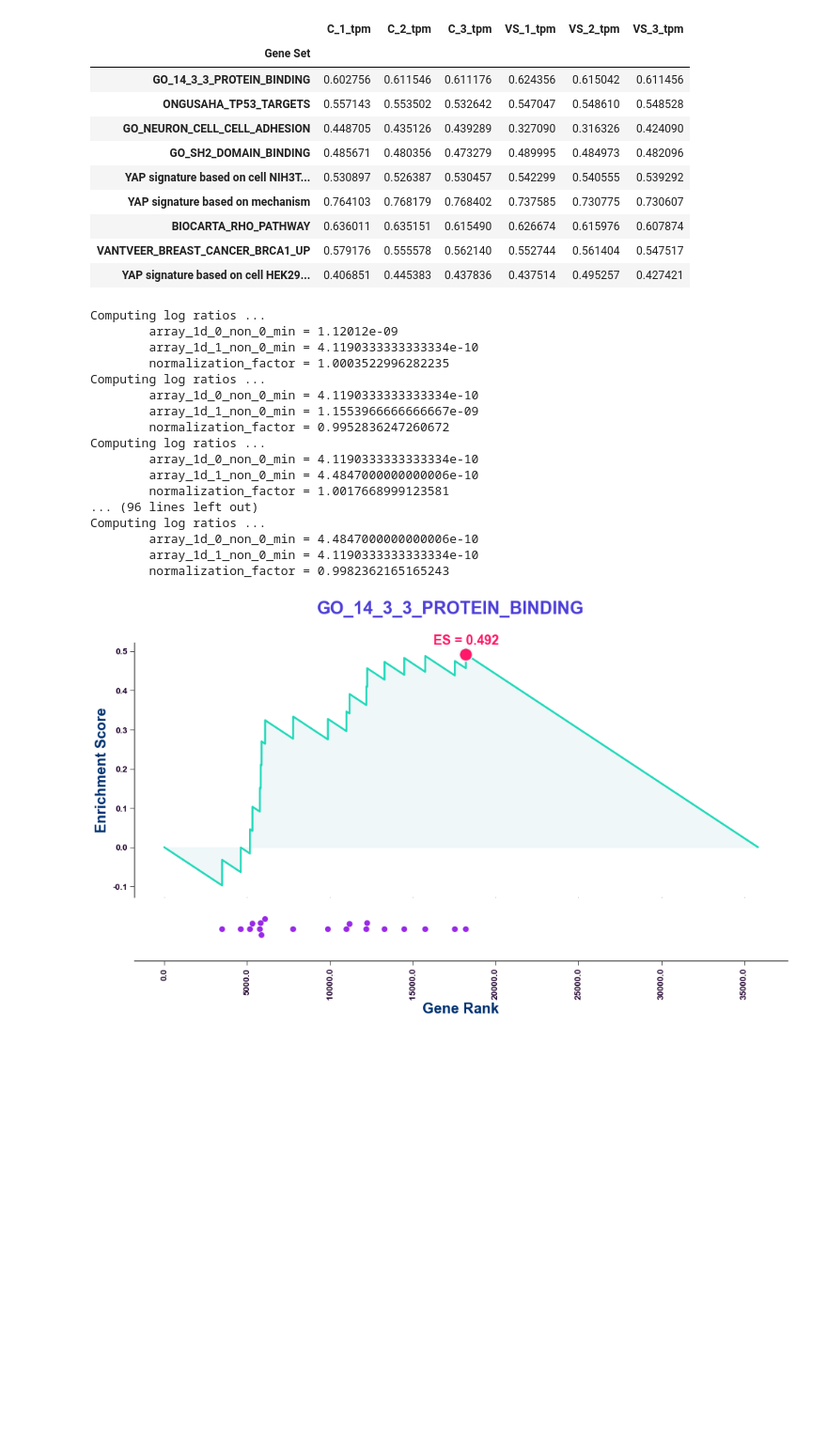
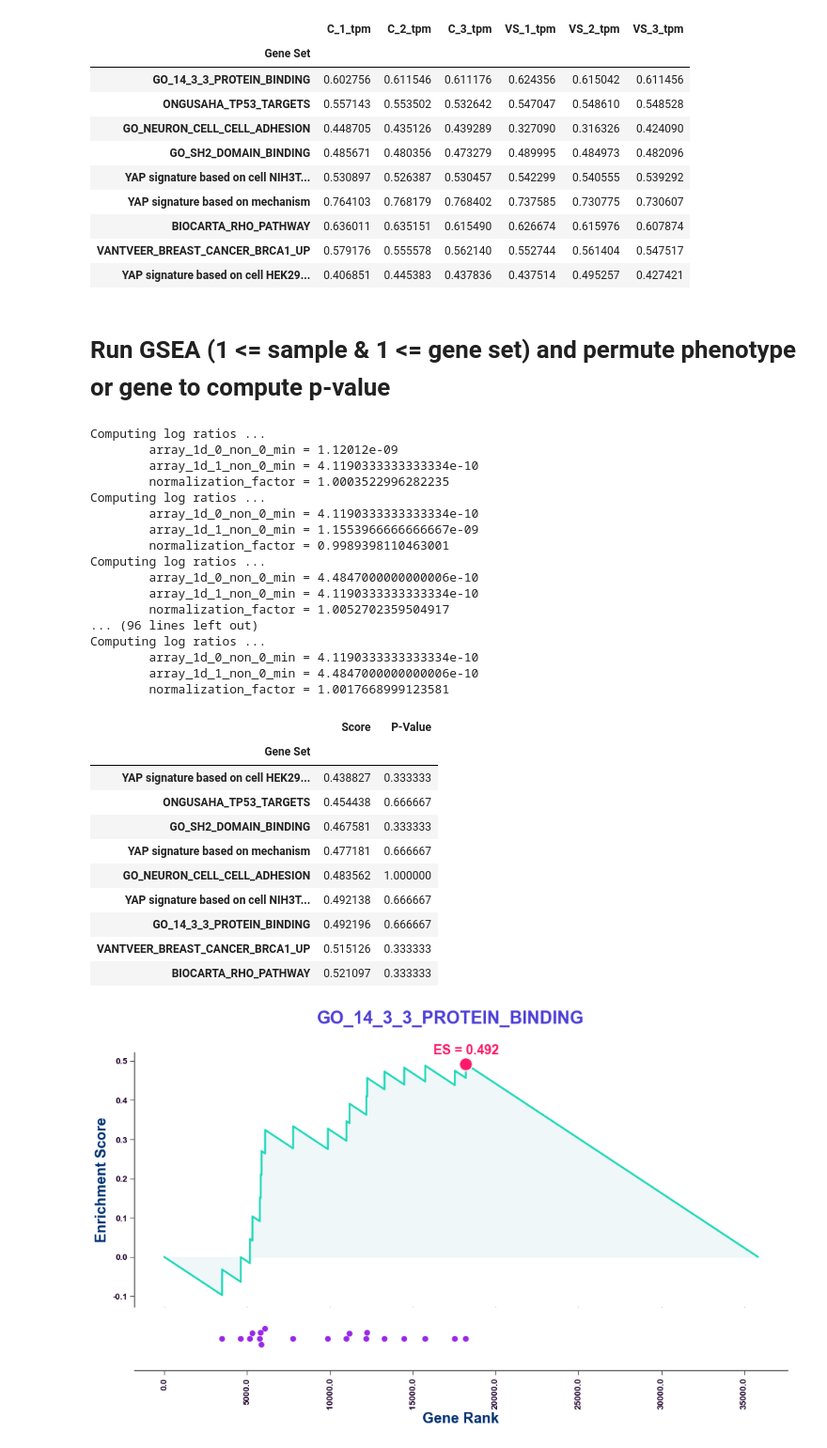
Before and after one commit to alex-wenzel/gsea, a Jupyter notebook: notebook/gsea.ipynb, the cells around one changed output. Shown at 94% size. Cells and saved outputs as stored; diff of their text form; code cells hidden in the pictures; blank space fills up the shorter version.

```diff
--- a/notebook/gsea.ipynb
+++ b/notebook/gsea.ipynb
@@ -109,36 +109,50 @@ score__gene_set_x_sample
 | BIOCARTA_RHO_PATHWAY | 0.636011 | 0.635151 | 0.615490 | 0.626674 | 0.615976 | 0.607874 |
 | VANTVEER_BREAST_CANCER_BRCA1_UP | 0.579176 | 0.555578 | 0.562140 | 0.552744 | 0.561404 | 0.547517 |
 | YAP signature based on cell HEK29... | 0.406851 | 0.445383 | 0.437836 | 0.437514 | 0.495257 | 0.427421 |
+# %% [markdown]
+# Run GSEA (1 <= sample & 1 <= gene set) and permute phenotype or gene to compute p-value
 # %%
-# Run GSEA (1 <= sample & 1 <= gene set) and permute phenotype to compute p-value
-
-gene_set_score, gene_set_p_value = gsea(
+gene_set_score_p_value = gsea(
     gene_x_sample, ('C', ) * 3 + ('VS', ) * 3,
     gene_sets,
     method='log_ratio',
     normalization_method='rank',
     power=1,
     statistic='ks',
     n_permutation=3,
-    permuting='phenotype')
+    permuting='phenotype',
+    directory_path='gsea_result')
+
+gene_set_score_p_value
 # %% [output]
 Computing log ratios ...
         array_1d_0_non_0_min = 1.12012e-09
         array_1d_1_non_0_min = 4.1190333333333334e-10
         normalization_factor = 1.0003522996282235
 Computing log ratios ...
         array_1d_0_non_0_min = 4.1190333333333334e-10
         array_1d_1_non_0_min = 1.1553966666666667e-09
-        normalization_factor = 0.9952836247260672
+        normalization_factor = 0.9989398110463001
+Computing log ratios ...
+        array_1d_0_non_0_min = 4.4847000000000006e-10
+        array_1d_1_non_0_min = 4.1190333333333334e-10
+        normalization_factor = 1.0052702359504917
+... (96 lines left out)
 Computing log ratios ...
         array_1d_0_non_0_min = 4.1190333333333334e-10
         array_1d_1_non_0_min = 4.4847000000000006e-10
         normalization_factor = 1.0017668999123581
-... (96 lines left out)
-Computing log ratios ...
-        array_1d_0_non_0_min = 4.4847000000000006e-10
-        array_1d_1_non_0_min = 4.1190333333333334e-10
-        normalization_factor = 0.9982362165165243
+|  | Score | P-Value |
+| Gene Set |  |  |
+| YAP signature based on cell HEK29... | 0.438827 | 0.333333 |
+| ONGUSAHA_TP53_TARGETS | 0.454438 | 0.666667 |
+| GO_SH2_DOMAIN_BINDING | 0.467581 | 0.333333 |
+| YAP signature based on mechanism | 0.477181 | 0.666667 |
+| GO_NEURON_CELL_CELL_ADHESION | 0.483562 | 1.000000 |
+| YAP signature based on cell NIH3T... | 0.492138 | 0.666667 |
+| GO_14_3_3_PROTEIN_BINDING | 0.492196 | 0.666667 |
+| VANTVEER_BREAST_CANCER_BRCA1_UP | 0.515126 | 0.333333 |
+| BIOCARTA_RHO_PATHWAY | 0.521097 | 0.333333 |
 [figure]
 [figure]
 [figure]
```
Also changed, not shown: parts of 8 cells of this notebook, 14 other files.
